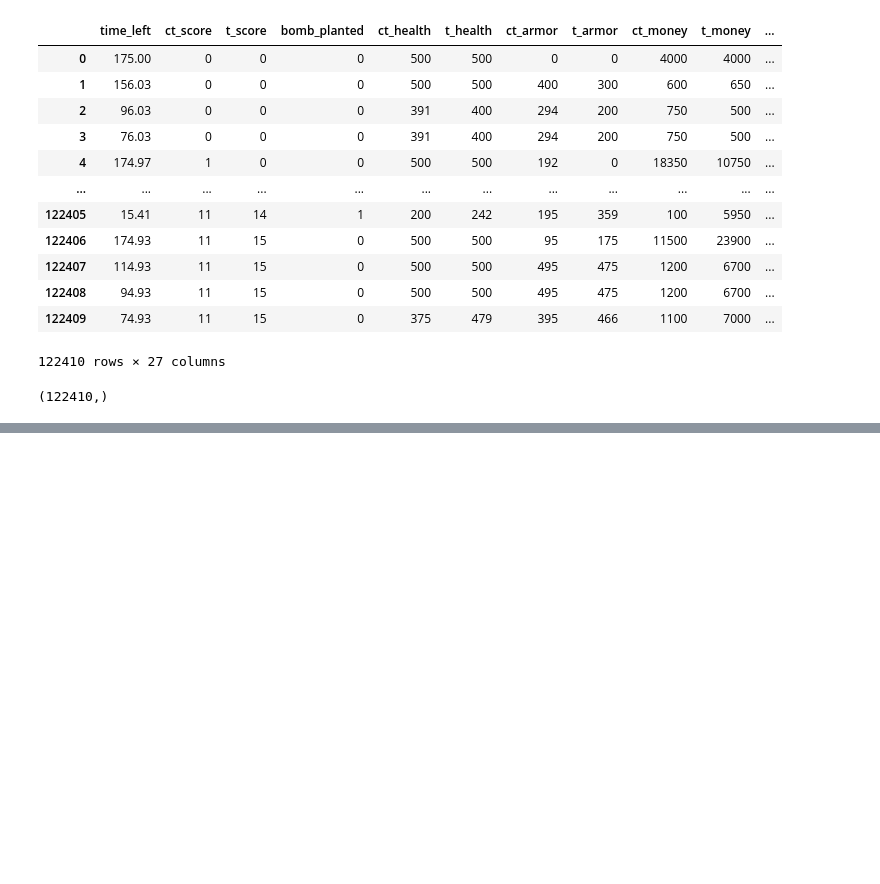
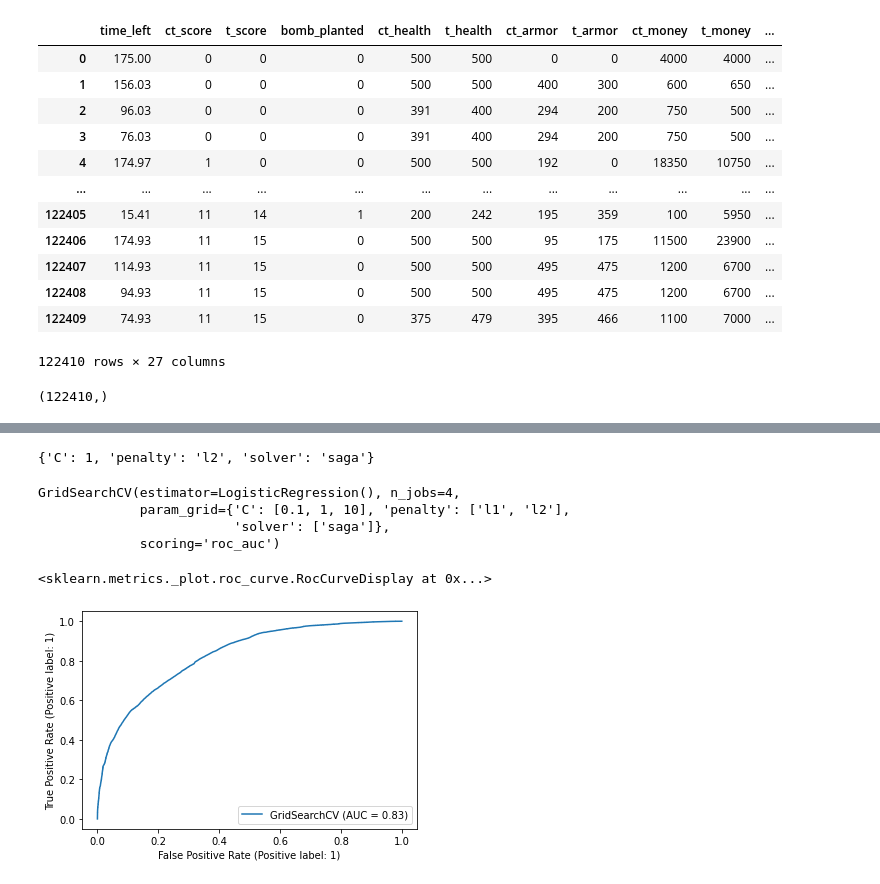
Before and after one commit to Ilan-v/intro2ML_live_session, a Jupyter notebook: winner_prediction.ipynb, the cells around one changed output, grey strips where cells are left out. Cells and saved outputs as stored; diff of their text form; code cells hidden in the pictures; blank space fills up the shorter version.

```diff
--- a/winner_prediction.ipynb
+++ b/winner_prediction.ipynb
@@ -270,0 +216,24 @@ plt.show()
+# %%
+clf = LogisticRegression()
+param_grid = {
+    'penalty': ['l1','l2'],
+    'C': [0.1,1,10],
+    'solver': ['saga']
+}
+optimizer = GridSearchCV(clf, param_grid,scoring='roc_auc',n_jobs=4)
+# %%
+optimizer.best_params_
+# %% [output]
+{'C': 1, 'penalty': 'l2', 'solver': 'saga'}
+# %%
+optimizer.fit(X_train,y_train)
+# %% [output]
+GridSearchCV(estimator=LogisticRegression(), n_jobs=4,
+             param_grid={'C': [0.1, 1, 10], 'penalty': ['l1', 'l2'],
+                         'solver': ['saga']},
+             scoring='roc_auc')
+# %%
+RocCurveDisplay.from_estimator(optimizer, X_test, y_test)
+# %% [output]
+<sklearn.metrics._plot.roc_curve.RocCurveDisplay at 0x...>
+[figure, added]
```
Also changed, not shown: parts of 4 cells of this notebook.
